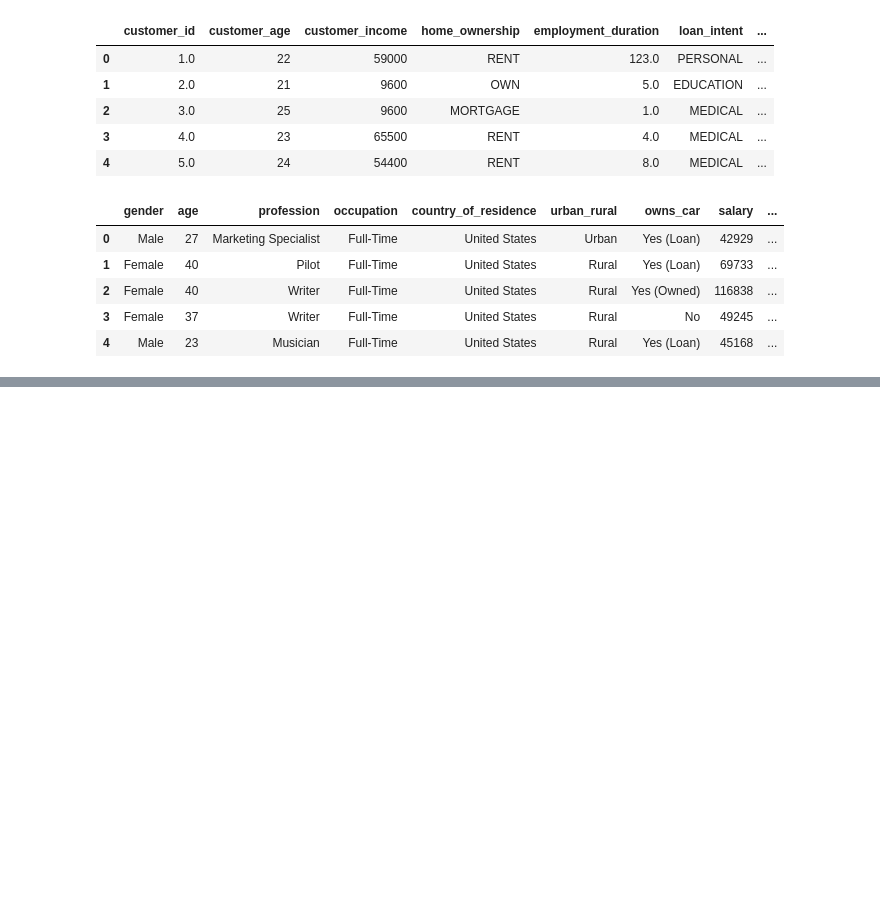
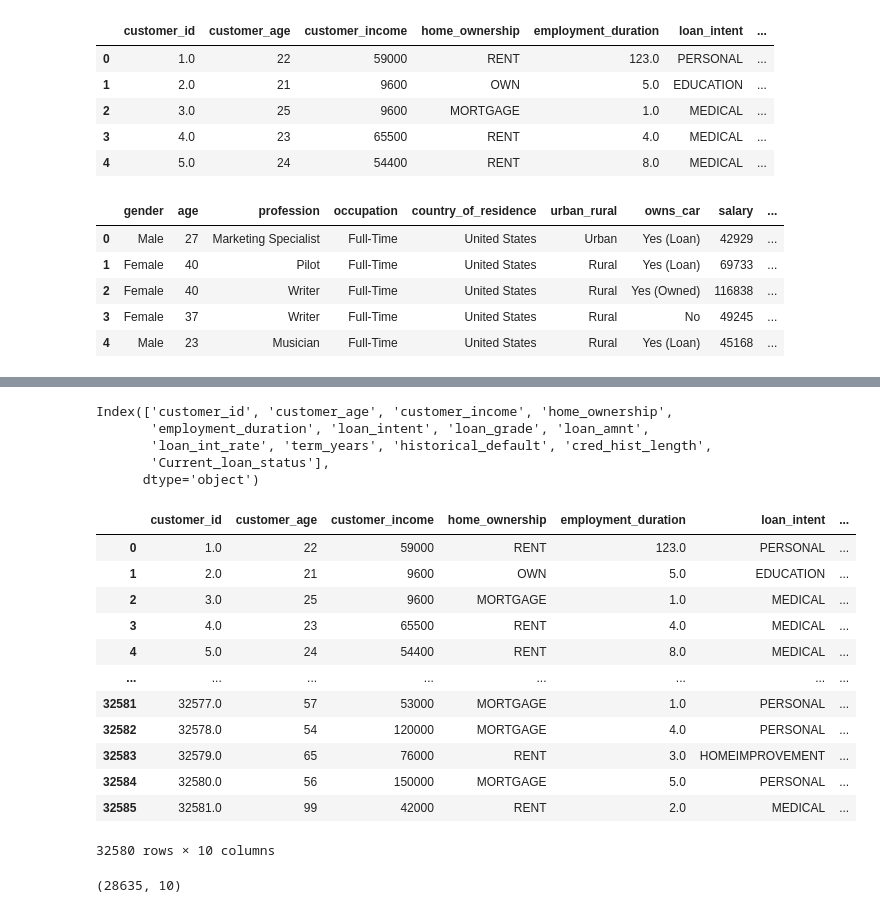
Before and after one commit to Oatsinthepine/Project_1_group8, a Jupyter notebook: Starter_notebook.ipynb, the cells around one changed output, grey strips where cells are left out. Drawn from its saved outputs; the diff is of its cells as text; code cells hidden in the pictures; blank space fills up the shorter version.

```diff
--- a/Starter_notebook.ipynb
+++ b/Starter_notebook.ipynb
@@ -14,11 +14,11 @@ import warnings
 warnings.filterwarnings('ignore')
 # %%
 # accessing the stored csv file path and read the data:
-file_path_1 = Path("data/LoanDataset - LoansDatasest.csv")
-file_path_2 = Path("data/debt_impact_data (2).csv")
+file_path_1 = Path("data/LoanDataset - LoansDatasest.csv") #this is the larger csv file.
+file_path_2 = Path("data/debt_impact_data (2).csv") # this is the smaller csv file.
 
 #reading the csv file:
-Loan_df = pd.read_csv(file_path_1)
+loan_df = pd.read_csv(file_path_1)
 impact_df = pd.read_csv(file_path_2)
 # %%
 # checking:
@@ -41,0 +120,31 @@ impact_df.head()
+# %%
+loan_df_test = loan_df.copy() #here making a copy of the original df.
+loan_df_test = loan_df_test.drop_duplicates() # drop the duplicates on the copied df.
+# %%
+loan_df_test.columns
+# %% [output]
+Index(['customer_id', 'customer_age', 'customer_income', 'home_ownership',
+       'employment_duration', 'loan_intent', 'loan_grade', 'loan_amnt',
+       'loan_int_rate', 'term_years', 'historical_default', 'cred_hist_length',
+       'Current_loan_status'],
+      dtype='object')
+# %%
+#tidy up the loan_df_test and reframe the df only contains the wanted columns:
+tidy_loan_df = loan_df_test[['customer_id', 'customer_age', 'customer_income', 'home_ownership',
+       'employment_duration', 'loan_intent', 'loan_grade', 'loan_amnt',
+       'loan_int_rate', 'term_years']]
+tidy_loan_df
+# %% [output]
+|  | customer_id | customer_age | customer_income | home_ownership | employment_duration | loan_intent | ... |
+| 0 | 1.0 | 22 | 59000 | RENT | 123.0 | PERSONAL | ... |
+| 1 | 2.0 | 21 | 9600 | OWN | 5.0 | EDUCATION | ... |
+| 2 | 3.0 | 25 | 9600 | MORTGAGE | 1.0 | MEDICAL | ... |
+| 3 | 4.0 | 23 | 65500 | RENT | 4.0 | MEDICAL | ... |
+| 4 | 5.0 | 24 | 54400 | RENT | 8.0 | MEDICAL | ... |
+| ... | ... | ... | ... | ... | ... | ... | ... |
+| 32581 | 32577.0 | 57 | 53000 | MORTGAGE | 1.0 | PERSONAL | ... |
+| 32582 | 32578.0 | 54 | 120000 | MORTGAGE | 4.0 | PERSONAL | ... |
+| 32583 | 32579.0 | 65 | 76000 | RENT | 3.0 | HOMEIMPROVEMENT | ... |
+| 32584 | 32580.0 | 56 | 150000 | MORTGAGE | 5.0 | PERSONAL | ... |
+| 32585 | 32581.0 | 99 | 42000 | RENT | 2.0 | MEDICAL | ... |
+32580 rows × 10 columns
@@ -41,0 +155,4 @@ impact_df.head()
+# %%
+test_copy.shape
+# %% [output]
+(28635, 10)
```
Also changed, not shown: parts of 19 cells of this notebook, 1 other file.
